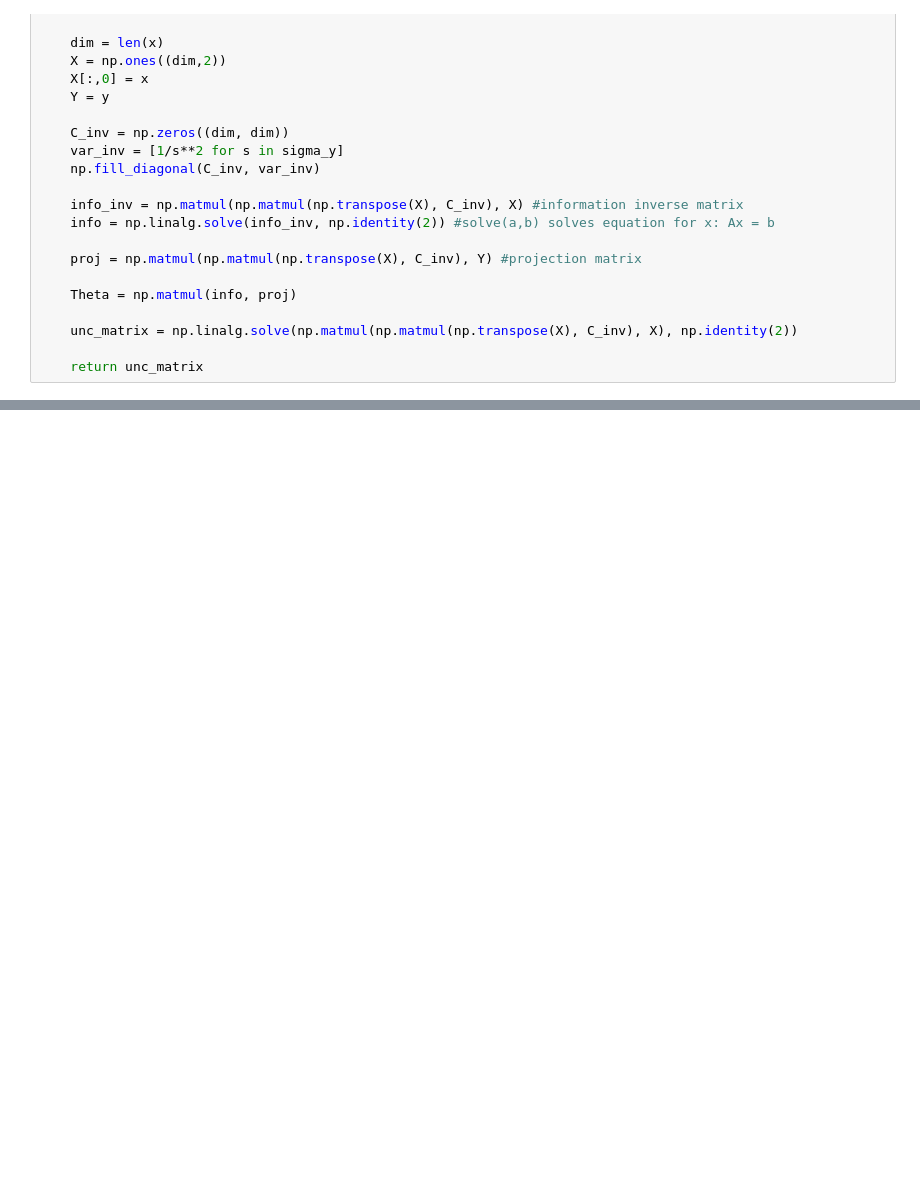
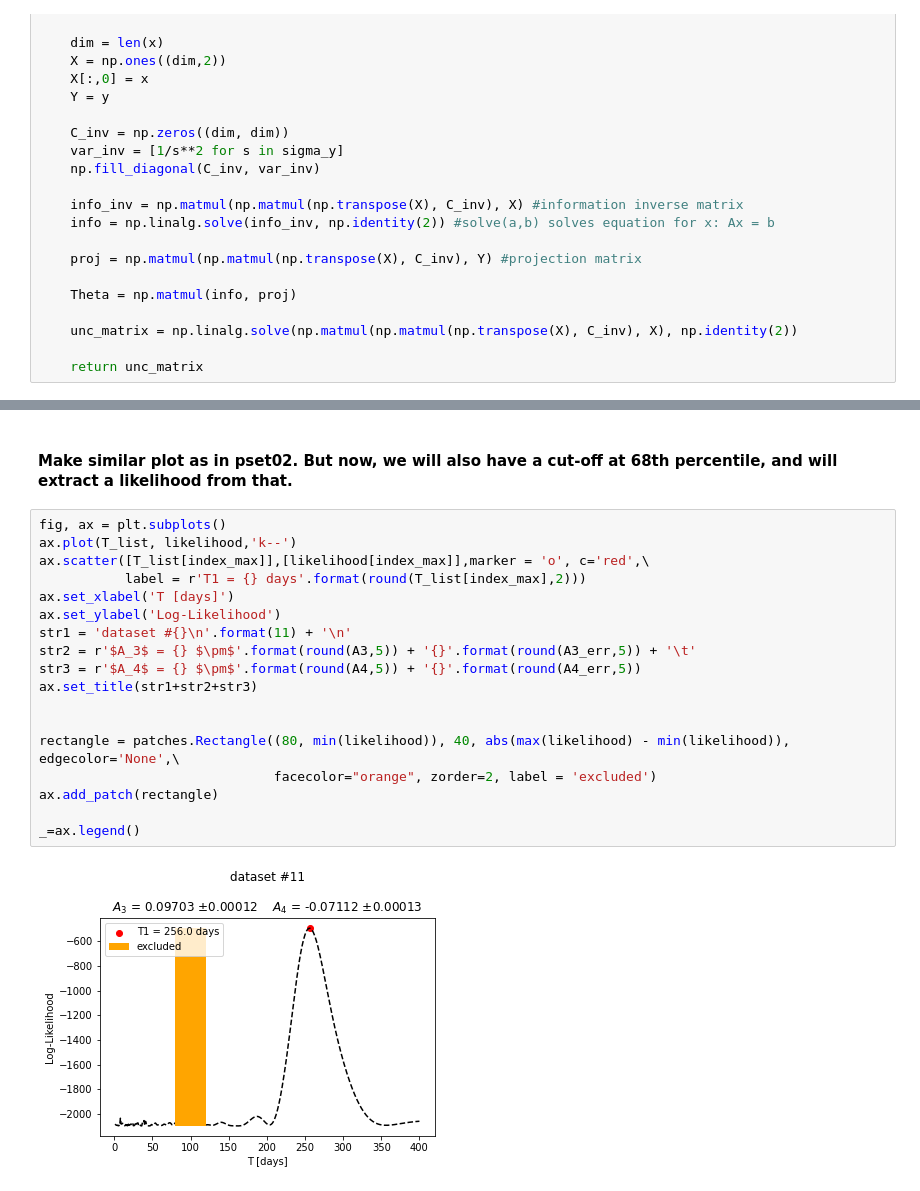
Before and after one commit to jabacousnac/Data-Science-for-Physics-Homework, a Jupyter notebook: pset03_MCMC_and_Uncertainty_Estimation.ipynb, the cells around one changed output, grey strips where cells are left out. Cells and saved outputs as stored; diff of their text form; blank space fills up the shorter version.

```diff
--- a/pset03_MCMC_and_Uncertainty_Estimation.ipynb
+++ b/pset03_MCMC_and_Uncertainty_Estimation.ipynb
@@ -82,0 +144,22 @@ Covariance matrix = [[ 1.16166311e-02 -1.88954491e+00]
+# %% [markdown]
+#### Make similar plot as in pset02. But now, we will also have a cut-off at 68th percentile, and will extract a likelihood from that.
+# %%
+fig, ax = plt.subplots()
+ax.plot(T_list, likelihood,'k--')
+ax.scatter([T_list[index_max]],[likelihood[index_max]],marker = 'o', c='red',\
+           label = r'T1 = {} days'.format(round(T_list[index_max],2)))
+ax.set_xlabel('T [days]')
+ax.set_ylabel('Log-Likelihood')
+str1 = 'dataset #{}\n'.format(11) + '\n'
+str2 = r'$A_3$ = {} $\pm$'.format(round(A3,5)) + '{}'.format(round(A3_err,5)) + '\t'
+str3 = r'$A_4$ = {} $\pm$'.format(round(A4,5)) + '{}'.format(round(A4_err,5))
+ax.set_title(str1+str2+str3)
+
+
+rectangle = patches.Rectangle((80, min(likelihood)), 40, abs(max(likelihood) - min(likelihood)), edgecolor='None',\
+                              facecolor="orange", zorder=2, label = 'excluded')
+ax.add_patch(rectangle)
+
+_=ax.legend()
+# %% [output]
+[figure, added]
```
Also changed, not shown: parts of 12 cells of this notebook.
